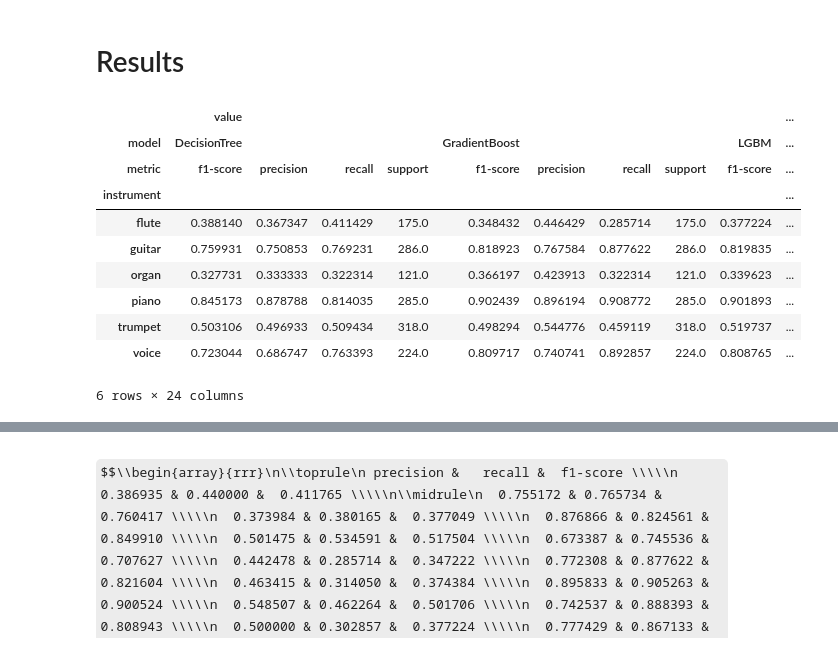
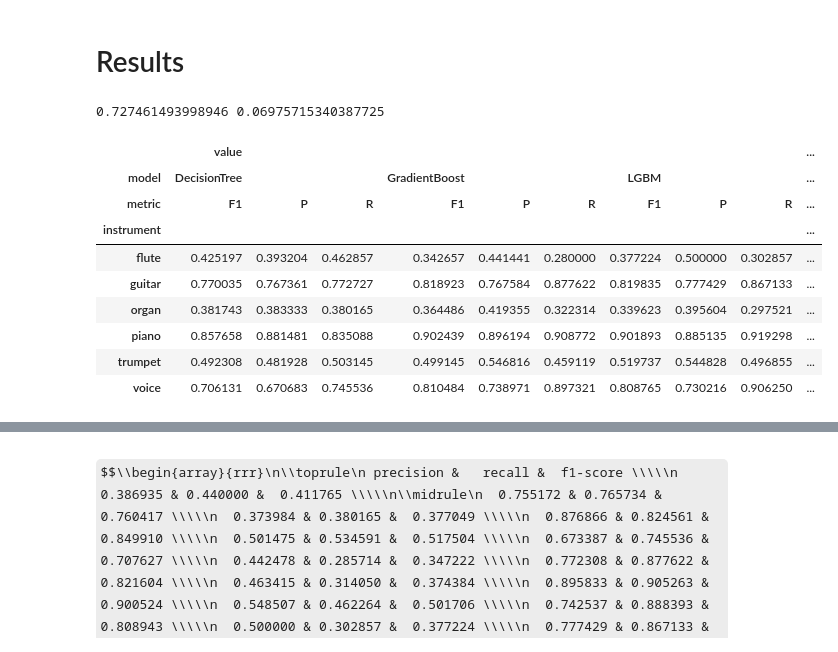
Before and after one commit to LinusOstlund/instrument-detection, a Jupyter notebook: src/jeet-detection.ipynb, the cells around one changed output, grey strips where cells are left out. Cells and saved outputs as stored; diff of their text form; code cells hidden in the pictures; some formulas as TeX source.

Commit message:
Added heatmap dataframes

```diff
--- a/src/jeet-detection.ipynb
+++ b/src/jeet-detection.ipynb
@@ -403,51 +403,58 @@ results['LGBM']['report'] = reports
 results['LGBM']['accuracy'] = accuracies
 # %% [markdown]
 # Results
+# %%
+m = np.mean(list(results['SVM']['accuracy'].values()))
+std = np.std(list(results['SVM']['accuracy'].values()))
+print(m, std)
+# %% [output]
+0.727461493998946 0.06975715340387725
 # %%
 # den här outputten kan man använda för att skapa ett table med copilot
 #instrument = 'flute'
 #model = 'DecisionTree'
 article_columns = ['P', 'R', 'F1', 'support']
 
-columns = ["precision",	"recall", "f1-score", "support", "model", "instrument",]
+columns = ["precision",	"recall", "f1-score", "support", "model", "instrument"]
 df = pd.DataFrame(columns=columns)
+df = df.rename(columns={ "precision": "P",
+                    "recall": "R",
+                    "f1-score": "F1"
+                    }, inplace=True)
+
 for instrument in INSTRUMENTS:
     for model in models:
         di = results[model]["report"][instrument]['True']
         di['model'] = model
         di['instrument'] = instrument
-        df = pd.concat([df, pd.DataFrame(di, index=[0])])
+        df = pd.concat([df, pd.DataFrame(di, index=[0]).rename(columns={ "precision": "P",
+                    "recall": "R",
+                    "f1-score": "F1",
+                    }).drop(columns=['support'])], ignore_index=True)
         #df.to_latex(buf="../tables/" + model + ".tex", index=False)
 
 n_rows, n_cols = df.shape
 df_melted = df.melt(id_vars=["model", "instrument"], var_name="metric", value_name="value")
 
 df_pivot = df_melted.pivot_table(columns=['model', "metric"],
                         index=['instrument'],
                         values=['value'],
                         aggfunc='mean'
                         )
 #df_tex = df_pivot.style.to_latex(float_format="%.2f",
 #                            multicolumn=True,
 #                            multirow=True)
 #df_tex = df_tex.replace("multirow{6}{*}{", "multirow{6}{*}{\\rotatebox[origin=c]{90}{")
 
-df_markdown = df_pivot.to_markdown()
-df_markdown = df_markdown.replace("|", "|:---:|")
-
-
-#print(df_markdown)
-#df_pivot[df_pivot.columns[0:4]].style.format("{:.2f}")
 df_pivot
 # %% [output]
 |  | value |  |  |  |  |  |  |  |  | ... |
-| model | DecisionTree |  |  |  | GradientBoost |  |  |  | LGBM | ... |
-| metric | f1-score | precision | recall | support | f1-score | precision | recall | support | f1-score | ... |
+| model | DecisionTree |  |  | GradientBoost |  |  | LGBM |  |  | ... |
+| metric | F1 | P | R | F1 | P | R | F1 | P | R | ... |
 | instrument |  |  |  |  |  |  |  |  |  | ... |
-| flute | 0.388140 | 0.367347 | 0.411429 | 175.0 | 0.348432 | 0.446429 | 0.285714 | 175.0 | 0.377224 | ... |
-| guitar | 0.759931 | 0.750853 | 0.769231 | 286.0 | 0.818923 | 0.767584 | 0.877622 | 286.0 | 0.819835 | ... |
-| organ | 0.327731 | 0.333333 | 0.322314 | 121.0 | 0.366197 | 0.423913 | 0.322314 | 121.0 | 0.339623 | ... |
-| piano | 0.845173 | 0.878788 | 0.814035 | 285.0 | 0.902439 | 0.896194 | 0.908772 | 285.0 | 0.901893 | ... |
-| trumpet | 0.503106 | 0.496933 | 0.509434 | 318.0 | 0.498294 | 0.544776 | 0.459119 | 318.0 | 0.519737 | ... |
-| voice | 0.723044 | 0.686747 | 0.763393 | 224.0 | 0.809717 | 0.740741 | 0.892857 | 224.0 | 0.808765 | ... |
+| flute | 0.425197 | 0.393204 | 0.462857 | 0.342657 | 0.441441 | 0.280000 | 0.377224 | 0.500000 | 0.302857 | ... |
+| guitar | 0.770035 | 0.767361 | 0.772727 | 0.818923 | 0.767584 | 0.877622 | 0.819835 | 0.777429 | 0.867133 | ... |
+| organ | 0.381743 | 0.383333 | 0.380165 | 0.364486 | 0.419355 | 0.322314 | 0.339623 | 0.395604 | 0.297521 | ... |
+| piano | 0.857658 | 0.881481 | 0.835088 | 0.902439 | 0.896194 | 0.908772 | 0.901893 | 0.885135 | 0.919298 | ... |
+| trumpet | 0.492308 | 0.481928 | 0.503145 | 0.499145 | 0.546816 | 0.459119 | 0.519737 | 0.544828 | 0.496855 | ... |
+| voice | 0.706131 | 0.670683 | 0.745536 | 0.810484 | 0.738971 | 0.897321 | 0.808765 | 0.730216 | 0.906250 | ... |
-6 rows × 24 columns
```
Also changed, not shown: parts of 7 cells of this notebook.
